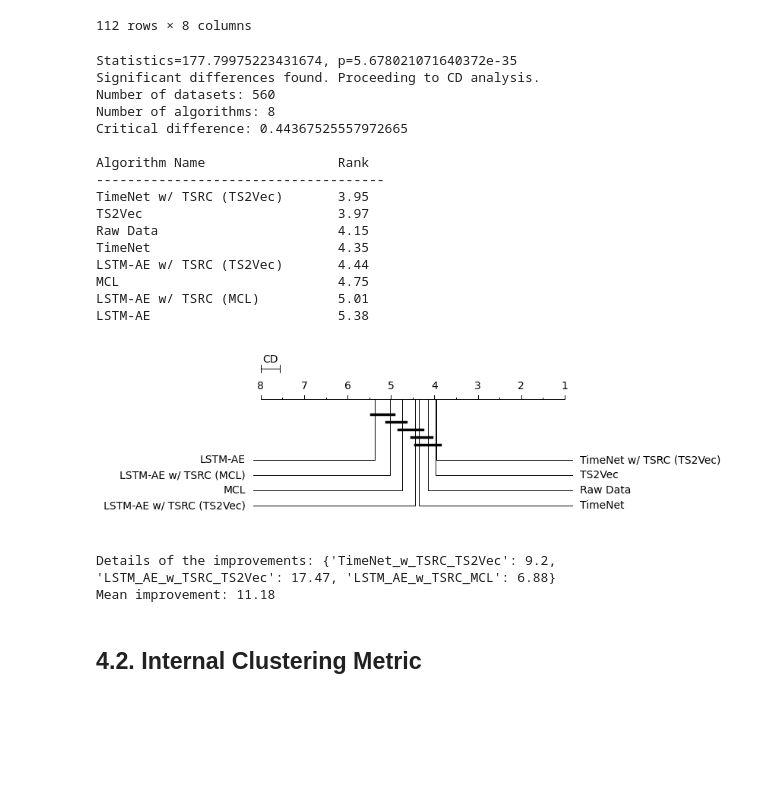
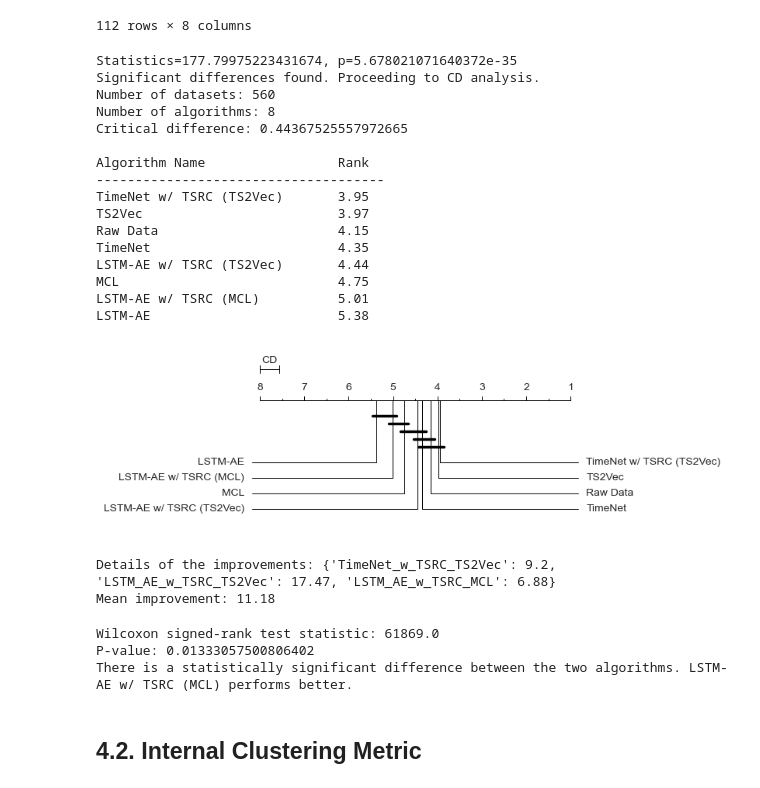
Before and after one commit to ADA-research/TSRC, a Jupyter notebook: notebooks/results_analysis.ipynb, the cells around one changed output. Saved outputs shown, nothing was run; the diff lists cells and outputs as text; code cells hidden in the pictures; blank space fills up the shorter version.

```diff
--- a/notebooks/results_analysis.ipynb
+++ b/notebooks/results_analysis.ipynb
@@ -32,8 +32,8 @@ MODEL_TO_DISPLAY_NAME_MAP = {
     'raw': 'Raw Data',
 }
 # %%
-EXPERIMENTS_MAIN_OUTPUTS_DIR = Path('../experiments_outputs/')
-CLUSTERING_MAIN_RESULTS_DIR = EXPERIMENTS_MAIN_OUTPUTS_DIR / 'clustering'
+EXPERIMENTS_MAIN_OUTPUTS_DIR = Path('../experiments_outputs_2/')
+CLUSTERING_MAIN_RESULTS_DIR = EXPERIMENTS_MAIN_OUTPUTS_DIR / 'clustering' / 'positioning'
 # %%
 # Make a directory for storing the plots
 PLOTS_OUTPUT_DIR = Path('./analysis_output')
@@ -403,7 +451,7 @@ def process_df_raw_data_results(datasets_to_skip, metric_to_keep):
 
     # Collect results from each seed
     for seed_number in [1, 3, 5, 7, 9]:
-        results_file = base_results_dir / f'raw_clu_clustering_results_seed_{seed_number}.csv'
+        results_file = base_results_dir / f'raw_pos_clustering_results_seed_{seed_number}.csv'
         if results_file.exists():
             df_seed = pd.read_csv(results_file)
             # Filter and keep only needed columns
@@ -1228,33 +1276,34 @@ all_experiment_results_display
 # save as latex
 save_df_as_latex(all_experiment_results_display, 'all_experiments_results')
 # %%
-all_experiments_display_names = [MODEL_TO_DISPLAY_NAME_MAP[col] for col in all_experiments_results_mul.columns]
+# rename the columns in the results table to be more descriptive (use the mapping)
+all_experiments_results_mul.rename(columns=MODEL_TO_DISPLAY_NAME_MAP, inplace=True)
 
-do_cd_analysis_multiple(all_experiments_results_mul, all_experiments_results_mul.columns, all_experiments_display_names)
+do_cd_analysis_multiple(all_experiments_results_mul, all_experiments_results_mul.columns, all_experiments_results_mul.columns)
 
 # save the figure as eps
 plt.savefig(PLOTS_OUTPUT_DIR / 'all_experiments_cd.eps', format='eps', bbox_inches='tight', dpi=300)
 
 # save the figure as png
 plt.savefig(PLOTS_OUTPUT_DIR / 'all_experiments_cd.png', format='png', bbox_inches='tight', dpi=300)
 # %% [output]
 Statistics=177.79975223431674, p=5.678021071640372e-35
 Significant differences found. Proceeding to CD analysis.
 Number of datasets: 560
 Number of algorithms: 8
 Critical difference: 0.44367525557972665
 
 Algorithm Name                 Rank
 -------------------------------------
 TimeNet w/ TSRC (TS2Vec)       3.95
 TS2Vec                         3.97
 Raw Data                       4.15
 TimeNet                        4.35
 LSTM-AE w/ TSRC (TS2Vec)       4.44
 MCL                            4.75
 LSTM-AE w/ TSRC (MCL)          5.01
 LSTM-AE                        5.38
-[figure, old version]
+[figure, new version]
 # %%
 # Calculating improvements:
 
@@ -1289,6 +1338,14 @@ print(f'Mean improvement: {mean_improvement}')
 # %% [output]
 Details of the improvements: {'TimeNet_w_TSRC_TS2Vec': 9.2, 'LSTM_AE_w_TSRC_TS2Vec': 17.47, 'LSTM_AE_w_TSRC_MCL': 6.88}
 Mean improvement: 11.18
+# %%
+all_experiments_results_mul_names = all_experiments_results_mul.columns
+
+do_wilcoxon_test_multiple(all_experiments_results_mul, ['LSTM-AE w/ TSRC (MCL)', 'LSTM-AE'])
+# %% [output]
+Wilcoxon signed-rank test statistic: 61869.0
+P-value: 0.01333057500806402
+There is a statistically significant difference between the two algorithms. LSTM-AE w/ TSRC (MCL) performs better.
 # %% [markdown]
 ## 4.2. Internal Clustering Metric
 # %% [markdown]
```
Also changed, not shown: parts of 5 cells of this notebook, 1 other file.
